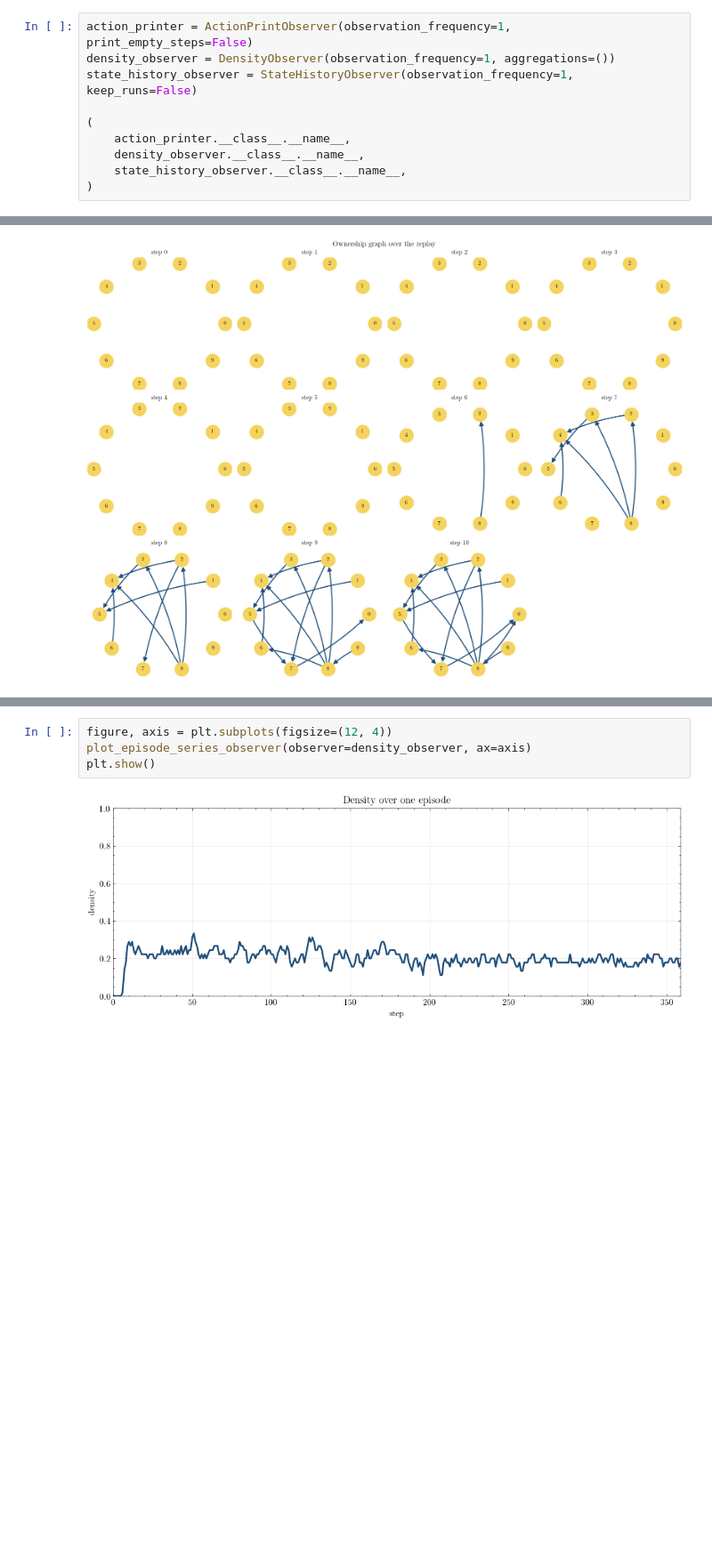
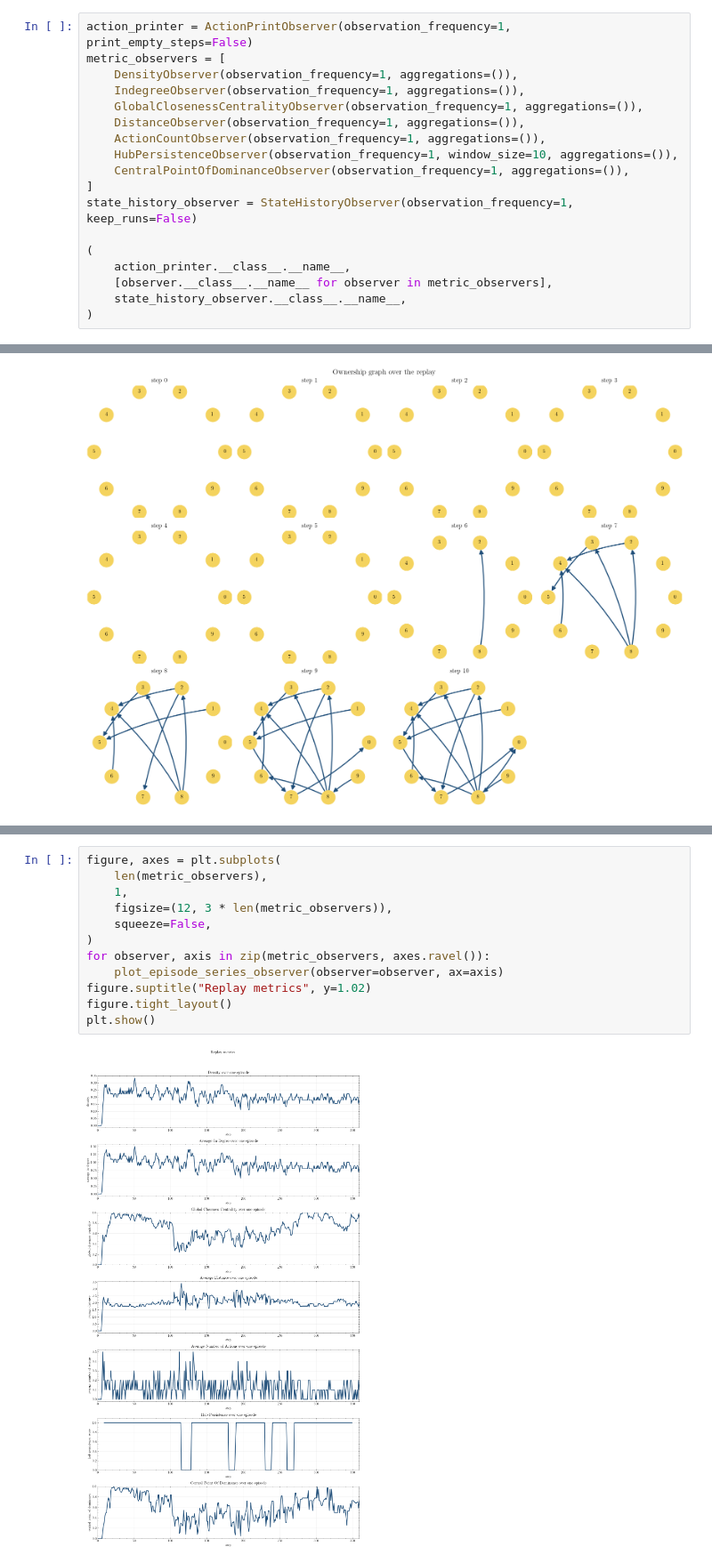
Before and after one commit to hdahmou/Network_creation, a Jupyter notebook: notebooks/replay_game.ipynb, the cells around one changed output, grey strips where cells are left out. Shown at 89% size. Cells and saved outputs as stored; diff of their text form; blank space fills up the shorter version.

Commit message:
feat: add new observers for central point of dominance, distance, global closeness centrality, hub persistence, and indegree; update density observer's y_max

```diff
--- a/notebooks/replay_game.ipynb
+++ b/notebooks/replay_game.ipynb
@@ -55,12 +61,20 @@ available_configs[:5]
 ## Observer settings
 # %%
 action_printer = ActionPrintObserver(observation_frequency=1, print_empty_steps=False)
-density_observer = DensityObserver(observation_frequency=1, aggregations=())
+metric_observers = [
+    DensityObserver(observation_frequency=1, aggregations=()),
+    IndegreeObserver(observation_frequency=1, aggregations=()),
+    GlobalClosenessCentralityObserver(observation_frequency=1, aggregations=()),
+    DistanceObserver(observation_frequency=1, aggregations=()),
+    ActionCountObserver(observation_frequency=1, aggregations=()),
+    HubPersistenceObserver(observation_frequency=1, window_size=10, aggregations=()),
+    CentralPointOfDominanceObserver(observation_frequency=1, aggregations=()),
+]
 state_history_observer = StateHistoryObserver(observation_frequency=1, keep_runs=False)
 
 (
     action_printer.__class__.__name__,
-    density_observer.__class__.__name__,
+    [observer.__class__.__name__ for observer in metric_observers],
     state_history_observer.__class__.__name__,
 )
 # %% [output]
@@ -136,7 +166,15 @@ plt.show()
 # %%
-figure, axis = plt.subplots(figsize=(12, 4))
-plot_episode_series_observer(observer=density_observer, ax=axis)
+figure, axes = plt.subplots(
+    len(metric_observers),
+    1,
+    figsize=(12, 3 * len(metric_observers)),
+    squeeze=False,
+)
+for observer, axis in zip(metric_observers, axes.ravel()):
+    plot_episode_series_observer(observer=observer, ax=axis)
+figure.suptitle("Replay metrics", y=1.02)
+figure.tight_layout()
 plt.show()
 # %% [output]
-[figure, old version]
+[figure, new version]
 # %% [markdown]
```
Also changed, not shown: parts of 8 cells of this notebook, 13 other files.
